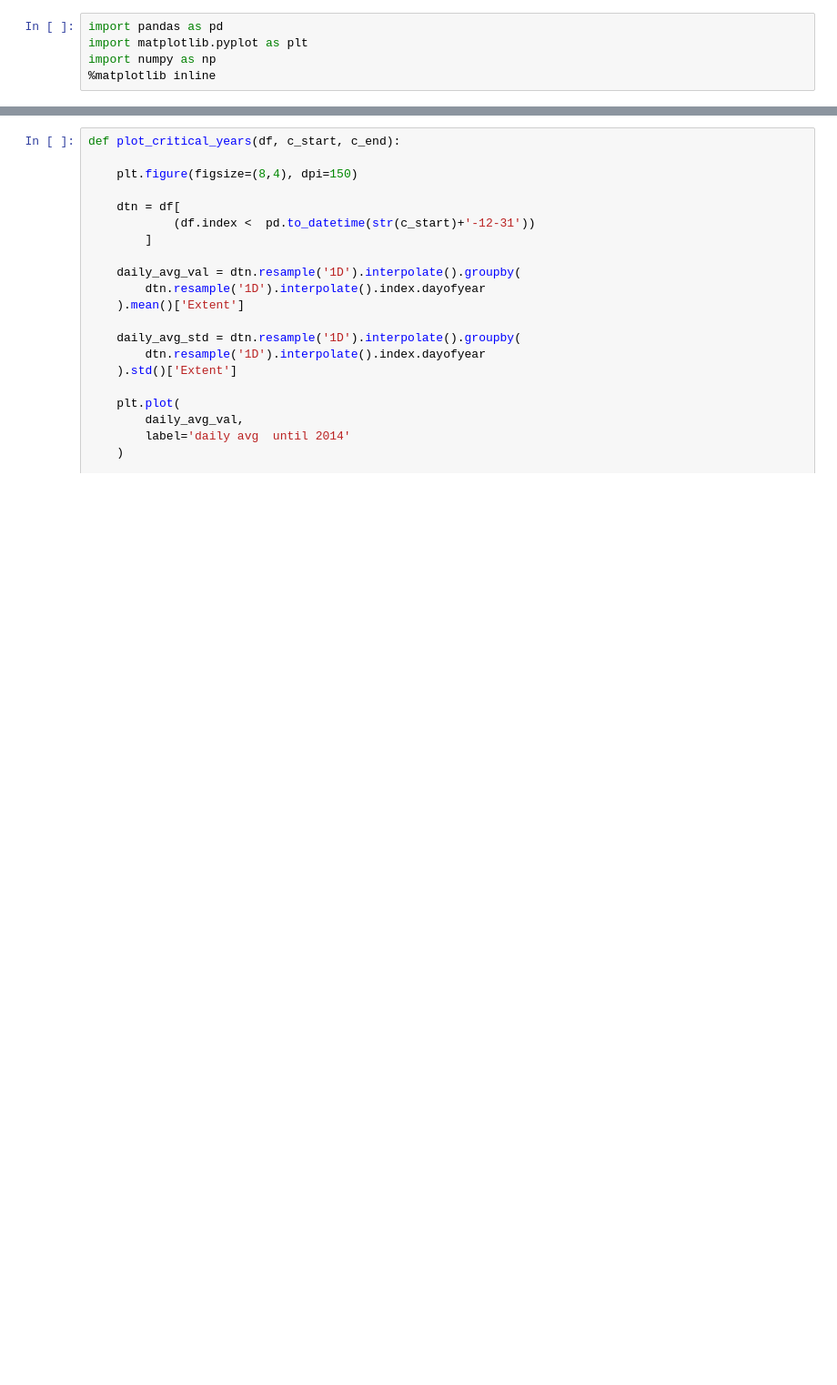
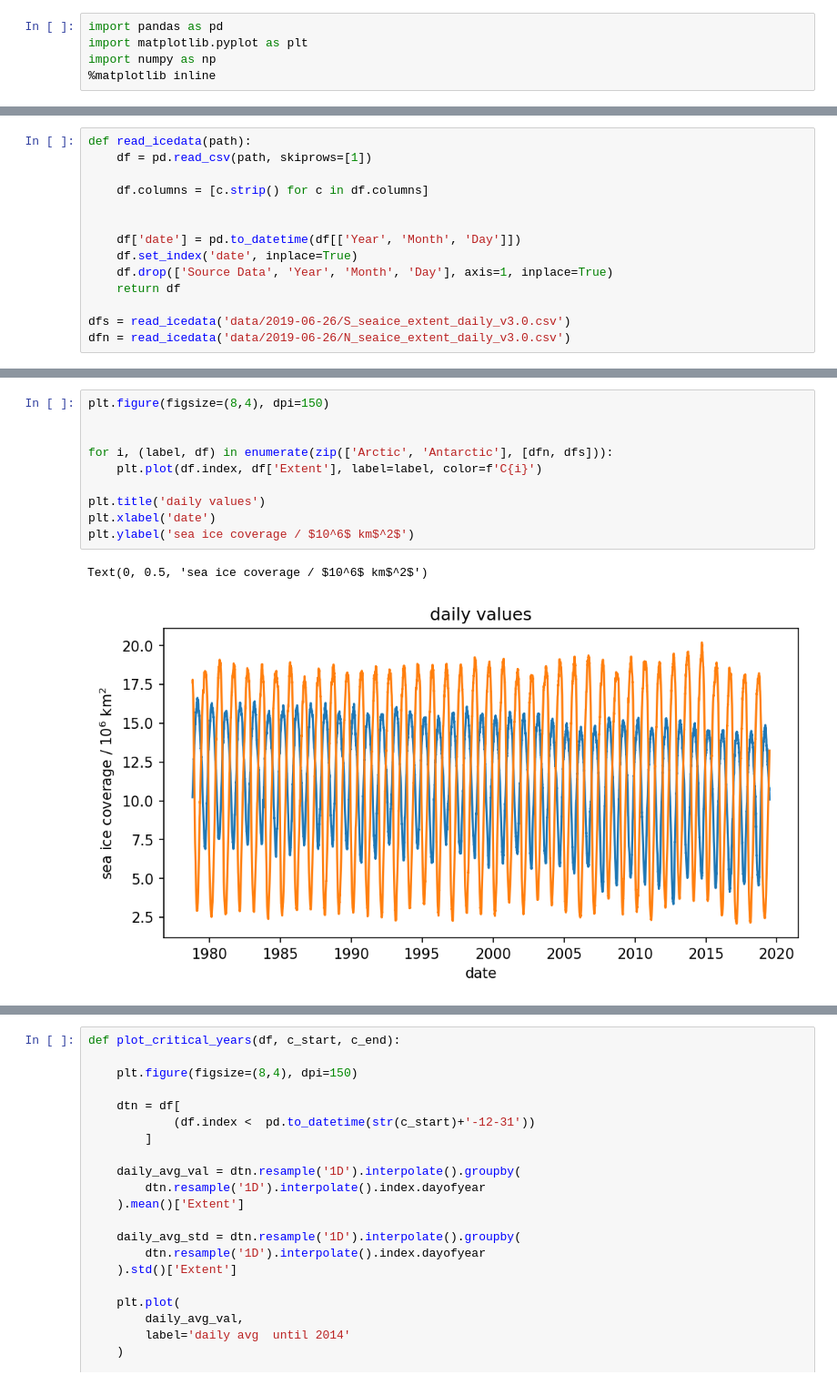
Before and after one commit to s4f-dortmund/open_data_notebooks, a Jupyter notebook: 2019-06-26_extent_analysis.ipynb, the cells around one changed output, grey strips where cells are left out. Shown at 91% size. Cells and saved outputs as stored; diff of their text form; blank space fills up the shorter version.

```diff
--- a/2019-06-26_extent_analysis.ipynb
+++ b/2019-06-26_extent_analysis.ipynb
@@ -47,0 +31,14 @@ plt.ylabel('sea ice coverage / $10^6$ km$^2$')
+# %%
+def read_icedata(path):
+    df = pd.read_csv(path, skiprows=[1])
+
+    df.columns = [c.strip() for c in df.columns]
+
+
+    df['date'] = pd.to_datetime(df[['Year', 'Month', 'Day']])
+    df.set_index('date', inplace=True)
+    df.drop(['Source Data', 'Year', 'Month', 'Day'], axis=1, inplace=True)
+    return df
+
+dfs = read_icedata('data/2019-06-26/S_seaice_extent_daily_v3.0.csv')
+dfn = read_icedata('data/2019-06-26/N_seaice_extent_daily_v3.0.csv')
@@ -47,0 +55,13 @@ plt.ylabel('sea ice coverage / $10^6$ km$^2$')
+# %%
+plt.figure(figsize=(8,4), dpi=150)
+
+
+for i, (label, df) in enumerate(zip(['Arctic', 'Antarctic'], [dfn, dfs])):
+    plt.plot(df.index, df['Extent'], label=label, color=f'C{i}')
+
+plt.title('daily values')
+plt.xlabel('date')
+plt.ylabel('sea ice coverage / $10^6$ km$^2$')
+# %% [output]
+Text(0, 0.5, 'sea ice coverage / $10^6$ km$^2$')
+[figure, added]
```
Also changed, not shown: parts of 16 cells of this notebook, 1 other file.
